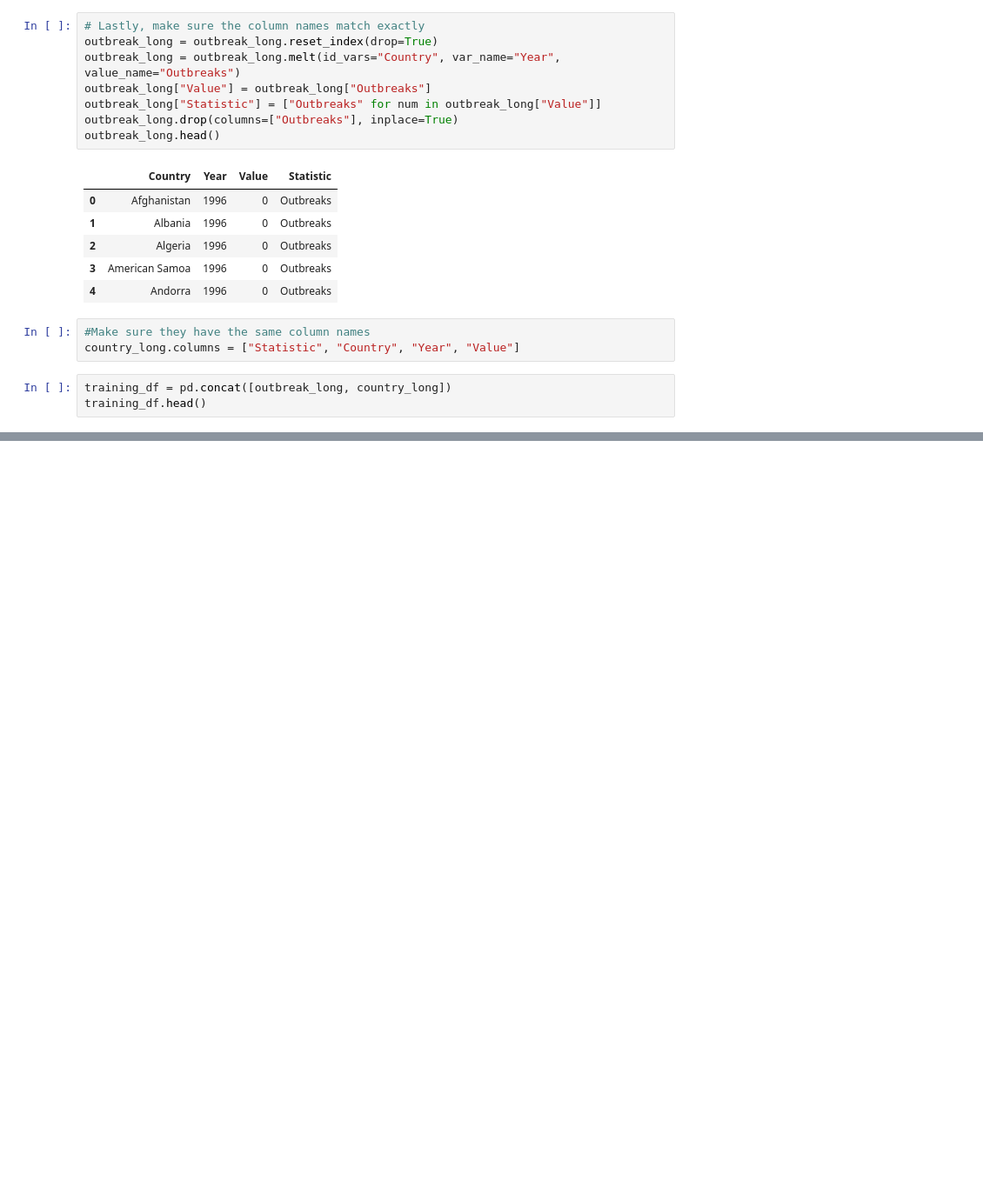
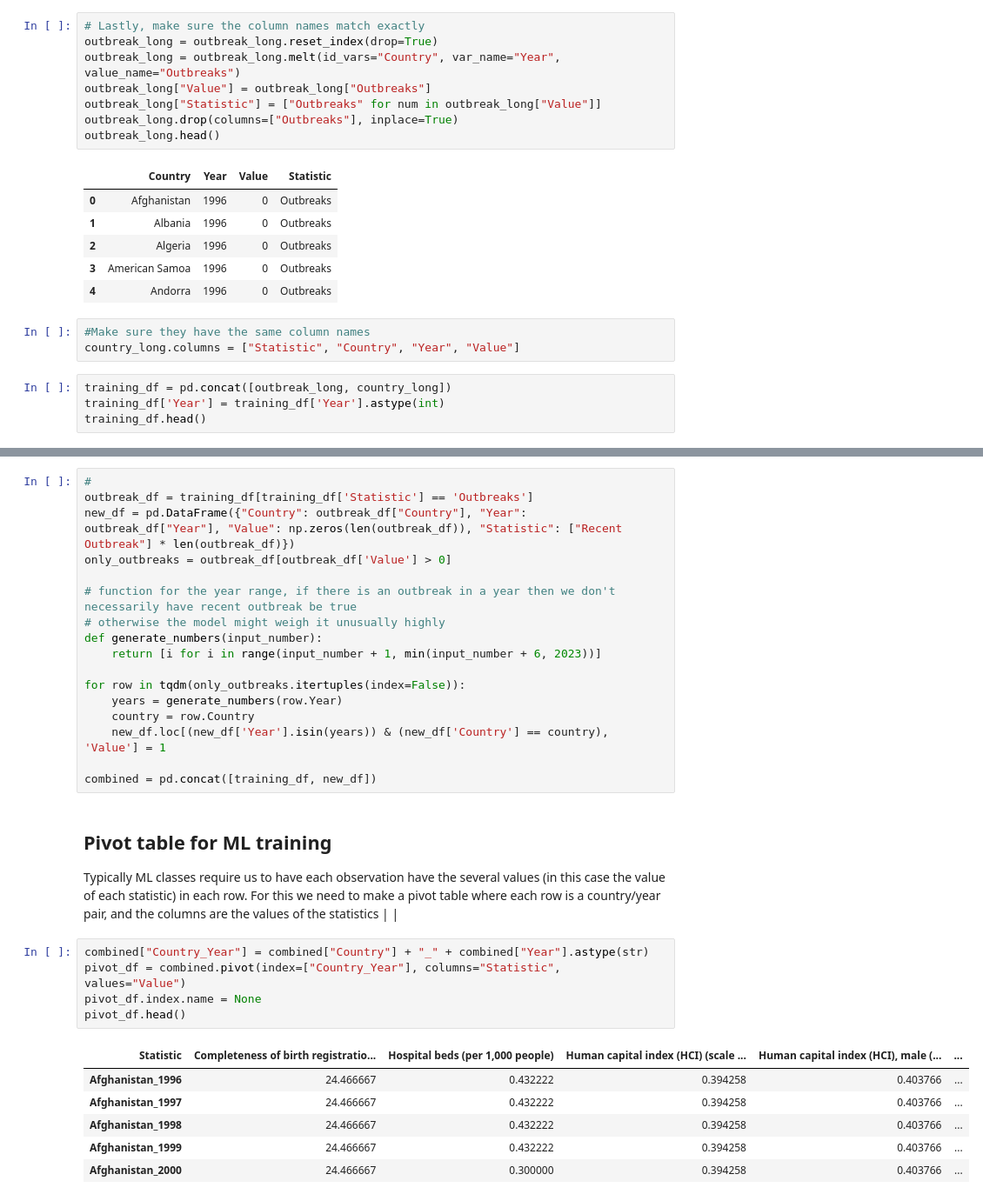
Before and after one commit to alevine5/MADS-Capstone, a Jupyter notebook: MLpipeline.ipynb, the cells around one changed output, grey strips where cells are left out. Shown at 87% size. Cells and saved outputs as stored; diff of their text form; blank space fills up the shorter version.

```diff
--- a/MLpipeline.ipynb
+++ b/MLpipeline.ipynb
@@ -273,4 +303,5 @@ outbreak_long.head()
 country_long.columns = ["Statistic", "Country", "Year", "Value"]
 # %%
 training_df = pd.concat([outbreak_long, country_long])
+training_df['Year'] = training_df['Year'].astype(int)
 training_df.head()
@@ -276,0 +318,32 @@ training_df.head()
+# %%
+#
+outbreak_df = training_df[training_df['Statistic'] == 'Outbreaks']
+new_df = pd.DataFrame({"Country": outbreak_df["Country"], "Year": outbreak_df["Year"], "Value": np.zeros(len(outbreak_df)), "Statistic": ["Recent Outbreak"] * len(outbreak_df)})
+only_outbreaks = outbreak_df[outbreak_df['Value'] > 0]
+
+# function for the year range, if there is an outbreak in a year then we don't necessarily have recent outbreak be true
+# otherwise the model might weigh it unusually highly
+def generate_numbers(input_number):
+    return [i for i in range(input_number + 1, min(input_number + 6, 2023))]
+
+for row in tqdm(only_outbreaks.itertuples(index=False)):
+    years = generate_numbers(row.Year)
+    country = row.Country
+    new_df.loc[(new_df['Year'].isin(years)) & (new_df['Country'] == country), 'Value'] = 1
+
+combined = pd.concat([training_df, new_df])
+# %% [markdown]
+## Pivot table for ML training
+Typically ML classes require us to have each observation have the several values (in this case the value of each statistic) in each row. For this we need to make a pivot table where each row is a country/year pair, and the columns are the values of the statistics  |  |
+# %%
+combined["Country_Year"] = combined["Country"] + "_" + combined["Year"].astype(str)
+pivot_df = combined.pivot(index=["Country_Year"], columns="Statistic", values="Value")
+pivot_df.index.name = None
+pivot_df.head()
+# %% [output]
+| Statistic | Completeness of birth registratio... | Hospital beds (per 1,000 people) | Human capital index (HCI) (scale ... | Human capital index (HCI), male (... | ... |
+| Afghanistan_1996 | 24.466667 | 0.432222 | 0.394258 | 0.403766 | ... |
+| Afghanistan_1997 | 24.466667 | 0.432222 | 0.394258 | 0.403766 | ... |
+| Afghanistan_1998 | 24.466667 | 0.432222 | 0.394258 | 0.403766 | ... |
+| Afghanistan_1999 | 24.466667 | 0.432222 | 0.394258 | 0.403766 | ... |
+| Afghanistan_2000 | 24.466667 | 0.300000 | 0.394258 | 0.403766 | ... |
```
Also changed, not shown: parts of 32 cells of this notebook.
